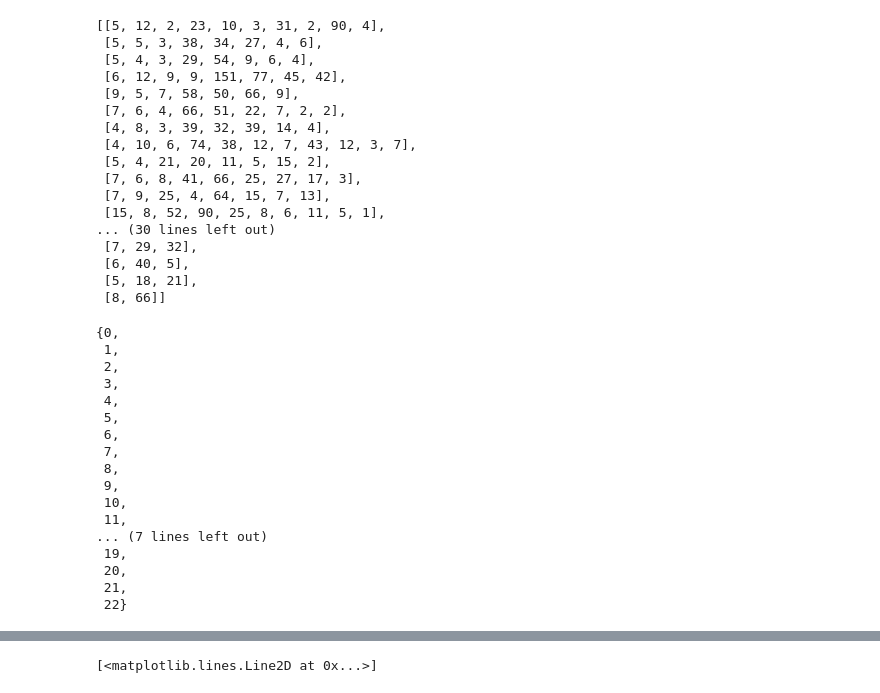
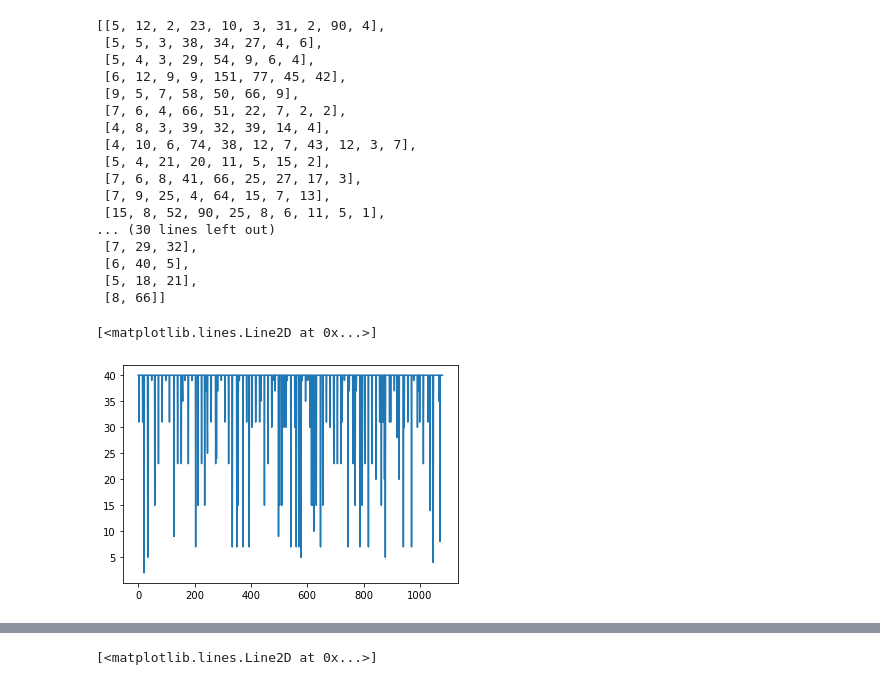
Before and after one commit to Asheeshkrsharma/Identification-OpenCows, a Jupyter notebook: 2021MakeData.ipynb, the cells around one changed output, grey strips where cells are left out. Saved outputs shown, nothing was run; the diff lists cells and outputs as text; code cells hidden in the pictures.

```diff
--- a/2021MakeData.ipynb
+++ b/2021MakeData.ipynb
@@ -486,12 +486,23 @@ for directory in images:
 def list_splitter(list_to_split, ratio):
     first_half = int(len(list_to_split) * ratio)
     return list_to_split[:first_half], list_to_split[first_half:]
+
+def chunks(lst, n):
+    """Yield successive n-sized chunks from lst."""
+    for i in range(0, len(lst), n):
+        yield lst[i:i + n]
+
 dataSetFin = {"test": [], "train": [], "valid": []}
 for category in list(set(categories)):
     tracklets = []
     for tracklet in dataSet['train']:
         if tracklet['label'] == category:
-            tracklets.append(tracklet)
+            subsequences = list(chunks(tracklet['paths'], 40))
+            subsequences = [
+                {'paths': subsequence, 'label': category}
+                for subsequence in subsequences
+            ]
+            tracklets+=subsequences
     train, test = list_splitter(tracklets, 0.9)
     dataSetFin['train'] += train
     dataSetFin['test'] += test
@@ -500,26 +511,11 @@ import json
 # Save
 with open('./utils/opencowsTracklets2017.json', 'w') as fp:
     json.dump(dataSetFin, fp)
-# %%
-set(categories)
-# %% [output]
-{0,
- 1,
- 2,
- 3,
- 4,
- 5,
- 6,
- 7,
- 8,
- 9,
- 10,
- 11,
-... (7 lines left out)
- 19,
- 20,
- 21,
- 22}
+# %%
+plt.plot([len(t['paths']) for t in dataSetFin['train']])
+# %% [output]
+[<matplotlib.lines.Line2D at 0x...>]
+[figure, added]
 # %%
 import json
 from utils.OpenSetCows2021 import OpenSetCows2021TrackLet
```
Also changed, not shown: parts of 3 cells of this notebook, 3 other files.
